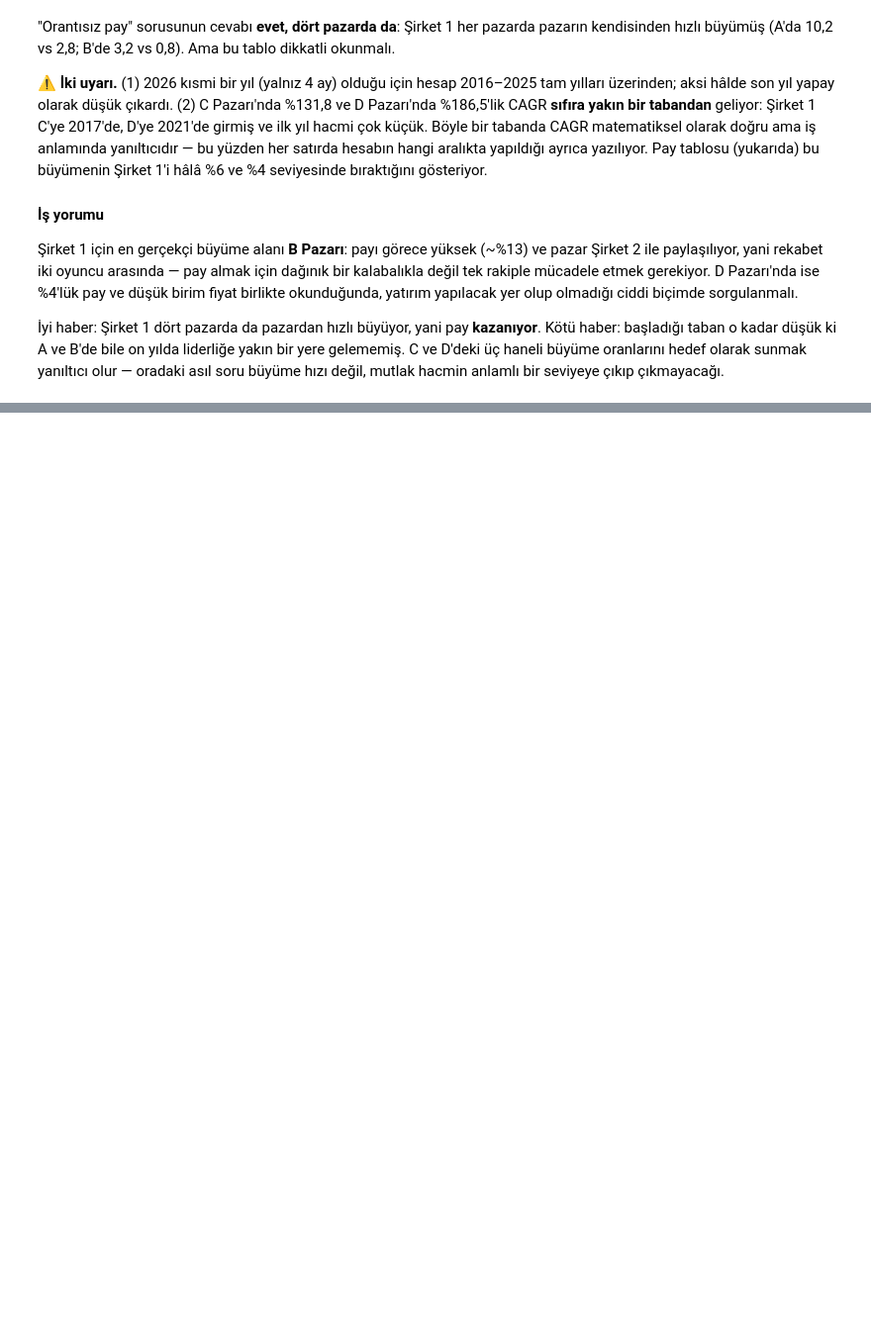
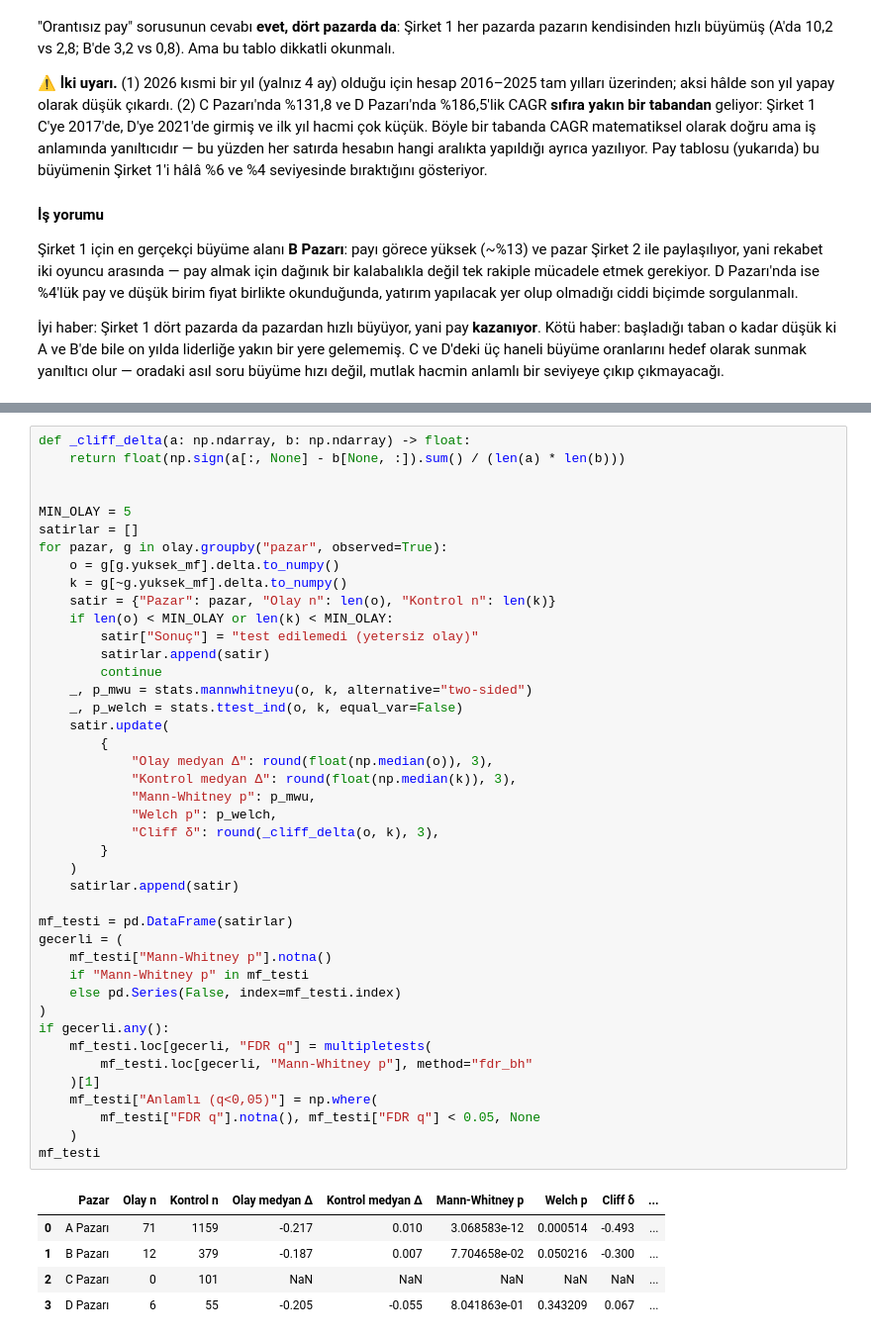
Before and after one commit to berkincetin/rag-demo, a Jupyter notebook: notebooks/analiz.ipynb, the cells around one changed output, grey strips where cells are left out. Shown at 99% size. Drawn from its saved outputs; the diff is of its cells as text; blank space fills up the shorter version.

```diff
--- a/notebooks/analiz.ipynb
+++ b/notebooks/analiz.ipynb
@@ -398,0 +546,48 @@ seviyeye çıkıp çıkmayacağı.
+# %%
+def _cliff_delta(a: np.ndarray, b: np.ndarray) -> float:
+    return float(np.sign(a[:, None] - b[None, :]).sum() / (len(a) * len(b)))
+
+
+MIN_OLAY = 5
+satirlar = []
+for pazar, g in olay.groupby("pazar", observed=True):
+    o = g[g.yuksek_mf].delta.to_numpy()
+    k = g[~g.yuksek_mf].delta.to_numpy()
+    satir = {"Pazar": pazar, "Olay n": len(o), "Kontrol n": len(k)}
+    if len(o) < MIN_OLAY or len(k) < MIN_OLAY:
+        satir["Sonuç"] = "test edilemedi (yetersiz olay)"
+        satirlar.append(satir)
+        continue
+    _, p_mwu = stats.mannwhitneyu(o, k, alternative="two-sided")
+    _, p_welch = stats.ttest_ind(o, k, equal_var=False)
+    satir.update(
+        {
+            "Olay medyan Δ": round(float(np.median(o)), 3),
+            "Kontrol medyan Δ": round(float(np.median(k)), 3),
+            "Mann-Whitney p": p_mwu,
+            "Welch p": p_welch,
+            "Cliff δ": round(_cliff_delta(o, k), 3),
+        }
+    )
+    satirlar.append(satir)
+
+mf_testi = pd.DataFrame(satirlar)
+gecerli = (
+    mf_testi["Mann-Whitney p"].notna()
+    if "Mann-Whitney p" in mf_testi
+    else pd.Series(False, index=mf_testi.index)
+)
+if gecerli.any():
+    mf_testi.loc[gecerli, "FDR q"] = multipletests(
+        mf_testi.loc[gecerli, "Mann-Whitney p"], method="fdr_bh"
+    )[1]
+    mf_testi["Anlamlı (q<0,05)"] = np.where(
+        mf_testi["FDR q"].notna(), mf_testi["FDR q"] < 0.05, None
+    )
+mf_testi
+# %% [output]
+|  | Pazar | Olay n | Kontrol n | Olay medyan Δ | Kontrol medyan Δ | Mann-Whitney p | Welch p | Cliff δ | ... |
+| 0 | A Pazarı | 71 | 1159 | -0.217 | 0.010 | 3.068583e-12 | 0.000514 | -0.493 | ... |
+| 1 | B Pazarı | 12 | 379 | -0.187 | 0.007 | 7.704658e-02 | 0.050216 | -0.300 | ... |
+| 2 | C Pazarı | 0 | 101 | NaN | NaN | NaN | NaN | NaN | ... |
+| 3 | D Pazarı | 6 | 55 | -0.205 | -0.055 | 8.041863e-01 | 0.343209 | 0.067 | ... |
```
Also changed, not shown: parts of 9 cells of this notebook, 2 other files.
